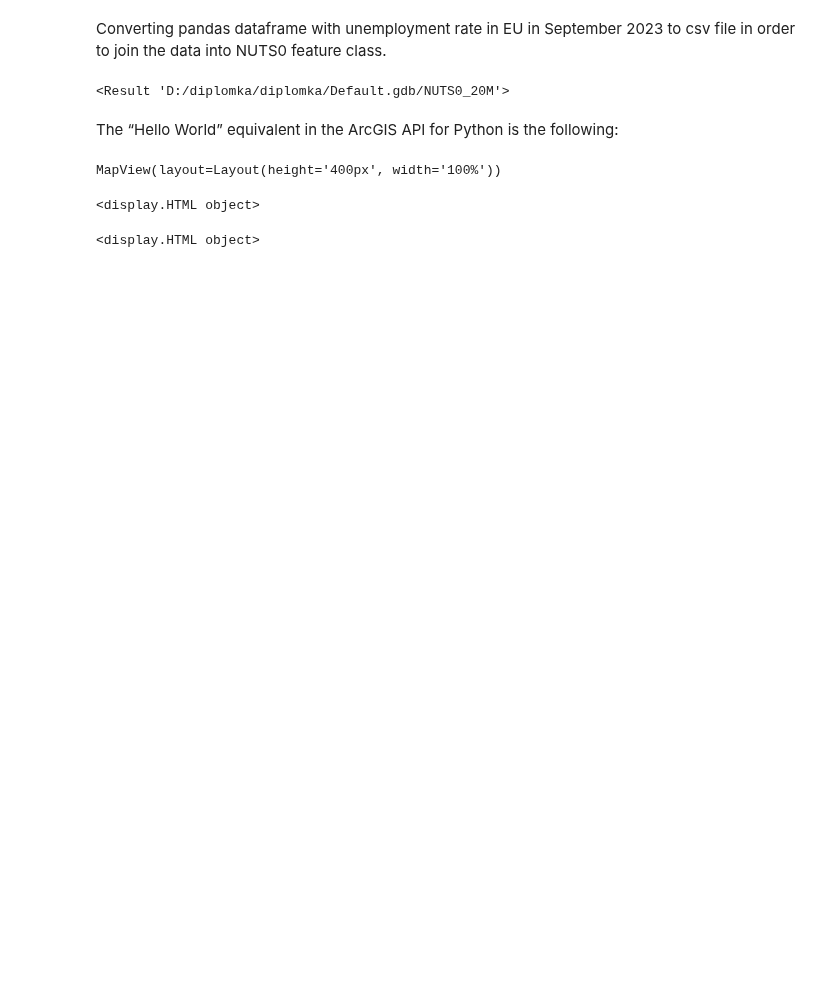
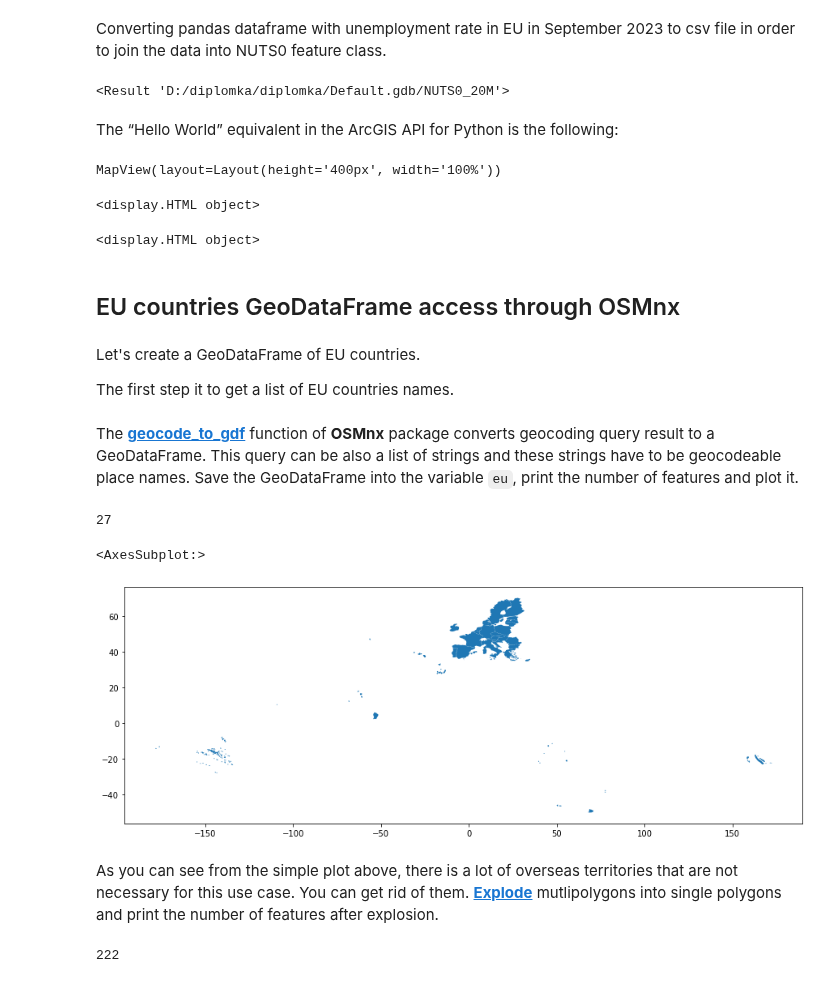
Before and after one commit to GISAdamToth/ArcGIS_Notebooks_thesis, a Jupyter notebook: eurostat/eurostat_orig.ipynb, the cells around one changed output. Saved outputs shown, nothing was run; the diff lists cells and outputs as text; code cells hidden in the pictures; blank space fills up the shorter version.

Commit message:
the whole part "loading eu countries by osmnx.geocode_to_gdf(place_name)" moved to eurostat_orig.ipynb

````diff
--- a/eurostat/eurostat_orig.ipynb
+++ b/eurostat/eurostat_orig.ipynb
@@ -385,3 +385,5 @@ mygis.map()
 MapView(layout=Layout(height='400px', width='100%'))
 <display.HTML object>
 <display.HTML object>
+# %% [markdown]
+## EU countries GeoDataFrame access through OSMnx
@@ -387,0 +393,25 @@ MapView(layout=Layout(height='400px', width='100%'))
+# %% [markdown]
+Let's create a GeoDataFrame of EU countries.
+
+The first step it to get a list of EU countries names.
+# %%
+eu_countries = ['Austria', 'Belgium', 'Bulgaria', 'Croatia', 'Cyprus', 'Czechia', 'Denmark', 'Estonia', 'Finland',
+                'France', 'Germany', 'Greece', 'Hungary', 'Ireland', 'Italy', 'Latvia', 'Lithuania', 'Luxembourg',
+                'Malta', 'Netherlands', 'Poland', 'Portugal', 'Romania', 'Slovakia', 'Slovenia', 'Spain', 'Sweden']
+# %% [markdown]
+The [**geocode_to_gdf**](https://osmnx.readthedocs.io/en/stable/user-reference.html#osmnx.geocoder.geocode_to_gdf) function of **OSMnx** package converts geocoding query result to a GeoDataFrame. This query can be also a list of strings and these strings have to be geocodeable place names. Save the GeoDataFrame into the variable ```eu```, print the number of features and plot it.
+# %%
+eu = ox.geocode_to_gdf(eu_countries)
+print(len(eu))
+eu.plot(figsize=(15, 15))
+# %% [output]
+27
+<AxesSubplot:>
+[figure, added]
+# %% [markdown]
+As you can see from the simple plot above, there is a lot of overseas territories that are not necessary for this use case. You can get rid of them. [**Explode**](https://geopandas.org/en/latest/docs/reference/api/geopandas.GeoDataFrame.explode.html) mutlipolygons into single polygons and print the number of features after explosion.
+# %%
+eu_exploded = eu.explode(index_parts=True)
+len(eu_exploded)
+# %% [output]
+222
````
Also changed, not shown: parts of 4 cells of this notebook, 1 other file.
